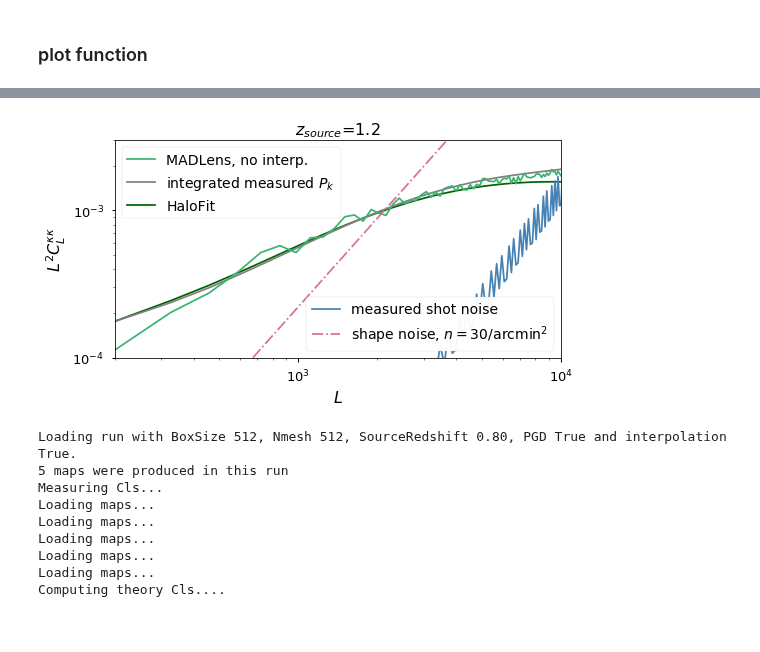
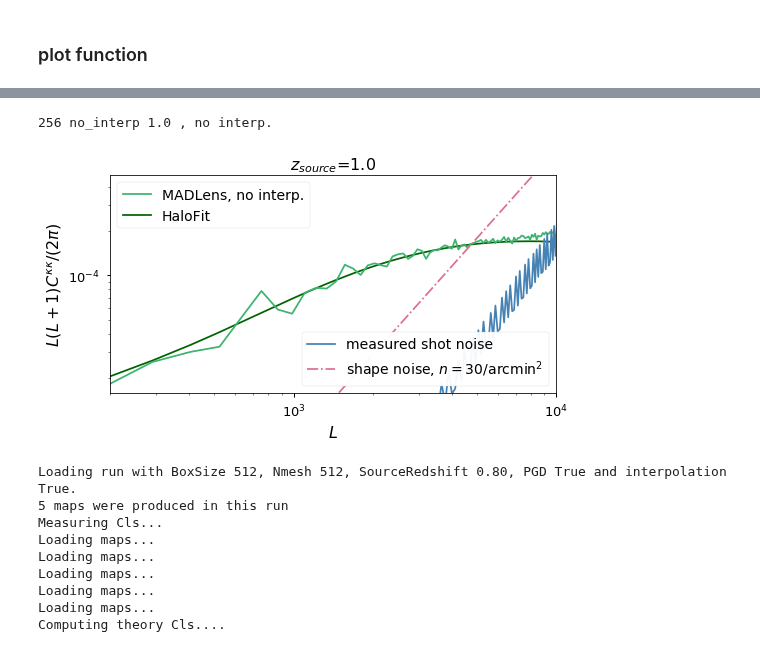
Before and after one commit to VMBoehm/MADLens, a Jupyter notebook: notebooks/PlotResults-publications.ipynb, the cells around one changed output, grey strips where cells are left out. Drawn from its saved outputs; the diff is of its cells as text; code cells hidden in the pictures.

Commit message:
512, 1.0., interp

```diff
--- a/notebooks/PlotResults-publications.ipynb
+++ b/notebooks/PlotResults-publications.ipynb
@@ -217,4 +230,4 @@ loading Pks....
 # %%
-run = Run(githash='f7427d6', label='whitenoise', rnum=0, local_path='../')
+run = Run(githash='d4bcb64', label='whitenoise', rnum=0, local_path='../')
 run.fill_cl_dicts(downsample=False)
-white_noise = run.measured_cls['1.2']['clkk']
+white_noise = run.measured_cls['1.0']['clkk']
@@ -221,7 +252,8 @@ white_noise = run.measured_cls['1.2']['clkk']
 # %%
-plot(runs, boxsizes=[256], interps=['no_interp'], zss=[1.2], labels=[', no interp.'],other=True, other_label='integrated measured $P_k$', noise=white_noise, nplots=1, name='int_comp')
+plot(runs, boxsizes=[256], interps=['no_interp'], zss=[1.0], labels=[', no interp.'],other=False, other_label='integrated measured $P_k$', noise=white_noise, nplots=1, name='int_comp', N=30)
 # %% [output]
+256 no_interp 1.0 , no interp.
-[figure, old version]
+[figure, new version]
 # %%
 run = Run(githash='859f754', label='transfer_test', rnum=0, local_path='../')
 # this function loads all available clkk (clkk for all source redhifts) and computes their theory counterparts
```
Also changed, not shown: parts of 5 cells of this notebook, 2 other files.
